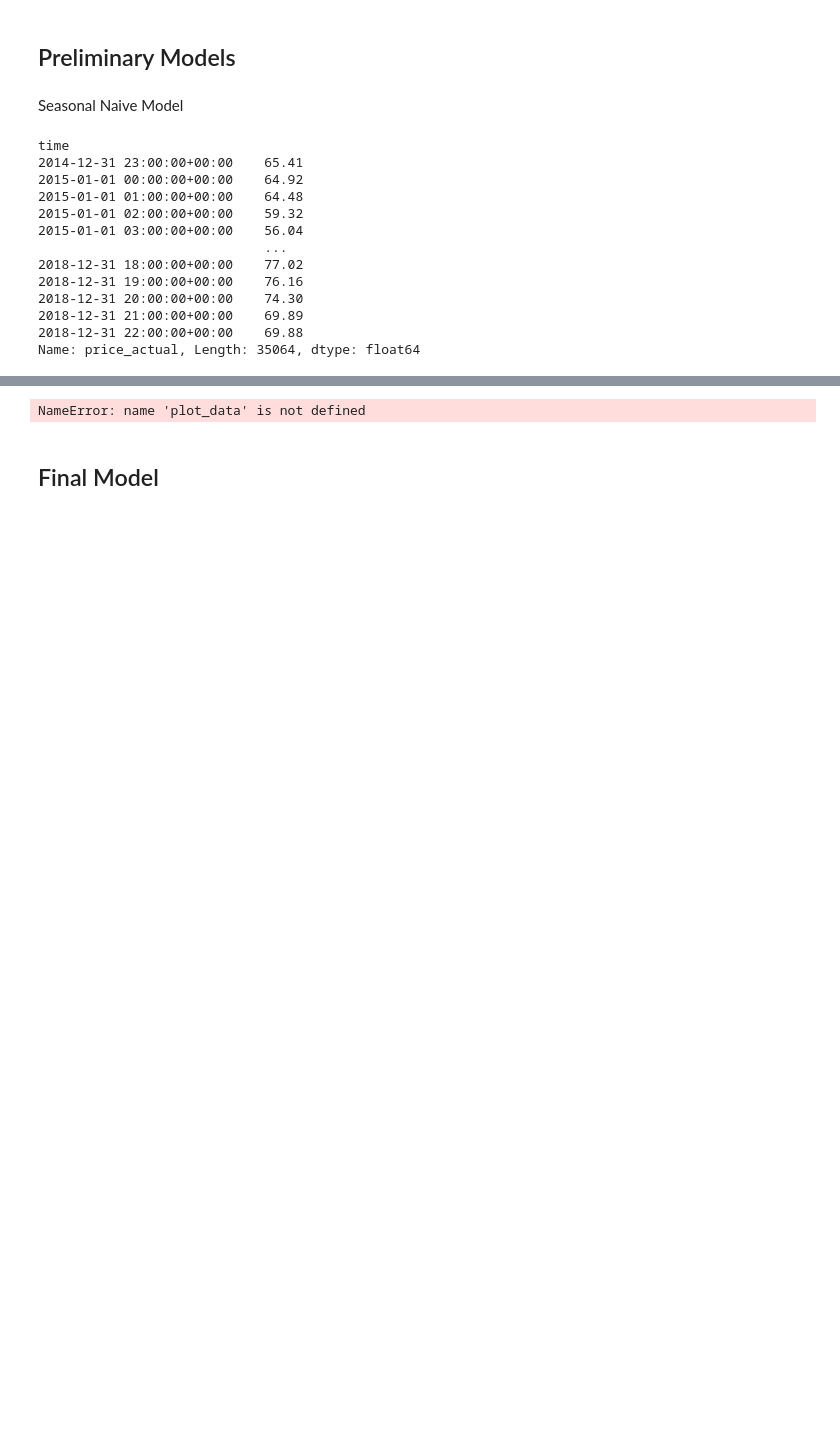
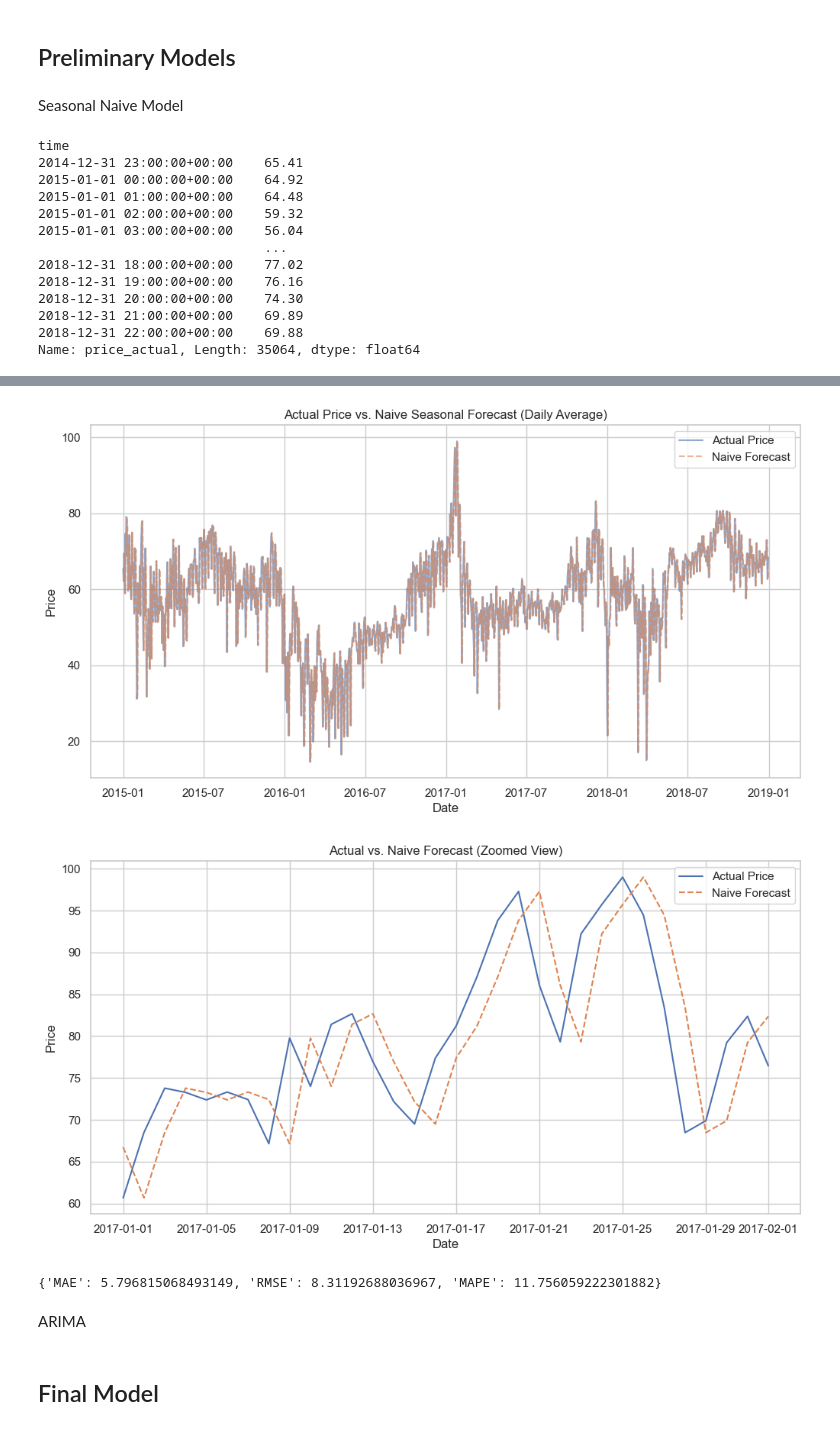
Before and after one commit to MattHendo/Time-Series-Energy-Markets, a Jupyter notebook: Time_Series_Energy_Markets.ipynb, the cells around one changed output, grey strips where cells are left out. Drawn from its saved outputs; the diff is of its cells as text; code cells hidden in the pictures; blank space fills up the shorter version.

```diff
--- a/Time_Series_Energy_Markets.ipynb
+++ b/Time_Series_Energy_Markets.ipynb
@@ -522,18 +539,31 @@ data_target
 # %%
 import matplotlib.pyplot as plt
 
 # Create a resampled copy for display only (daily averages)
 plot_data = data_target.resample('D').mean()
 plot_data
 
-'''# Plot the daily-averaged actual vs naive seasonal forecast
+# Plot the daily-averaged actual vs naive seasonal forecast
 plt.figure(figsize=(12, 6))
-plt.plot(plot_data.index, plot_data['price_actual'], label='Actual Price (Daily Avg)', alpha=0.7)
-plt.plot(plot_data.index, plot_data['naive_seasonal_forecast'], label='Naive Seasonal Forecast (Daily Avg)', alpha=0.7)
+plt.plot(plot_data.index, plot_data['price_actual'], label='Actual Price', alpha=0.6, linewidth=1.5)
+plt.plot(plot_data.index, plot_data['naive_seasonal_forecast'], label='Naive Forecast', alpha=0.6, linewidth=1.5, linestyle='--')
 plt.title('Actual Price vs. Naive Seasonal Forecast (Daily Average)')
 plt.xlabel('Date')
 plt.ylabel('Price')
 plt.legend()
-plt.show()'''
+plt.show()
+
+
+zoomed_data = plot_data.loc['2017-01-01':'2017-02-01']  # Adjust dates to your data
+
+plt.figure(figsize=(12, 6))
+plt.plot(zoomed_data.index, zoomed_data['price_actual'], label='Actual Price')
+plt.plot(zoomed_data.index, zoomed_data['naive_seasonal_forecast'], label='Naive Forecast', linestyle='--')
+plt.title('Actual vs. Naive Forecast (Zoomed View)')
+plt.xlabel('Date')
+plt.ylabel('Price')
+plt.legend()
+plt.show()
 # %% [output]
-NameError: name 'plot_data' is not defined
+[figure, added]
+[figure, added]
@@ -542,2 +570,25 @@ ARIMA
+# %%
+from sklearn.metrics import mean_absolute_error, mean_squared_error
+import numpy as np
+
+
+def evaluate_forecast(actual, forecast):
+    valid = pd.concat([actual, forecast], axis=1).dropna()
+    actual_values = valid.iloc[:, 0]
+    forecast_values = valid.iloc[:, 1]
+
+    mae = mean_absolute_error(actual_values, forecast_values)
+    rmse = np.sqrt(mean_squared_error(actual_values, forecast_values))
+    mape = np.mean(np.abs((actual_values - forecast_values) / actual_values)) * 100
+
+    return {'MAE': mae, 'RMSE': rmse, 'MAPE': mape}
+
+# Example usage:
+metrics = evaluate_forecast(data_target['price_actual'], data_target['naive_seasonal_forecast'])
+print(metrics)
+# %% [output]
+{'MAE': 5.796815068493149, 'RMSE': 8.31192688036967, 'MAPE': 11.756059222301882}
+# %% [markdown]
+ARIMA
 # %%
 SARIMAX
```
Also changed, not shown: parts of 6 cells of this notebook.
